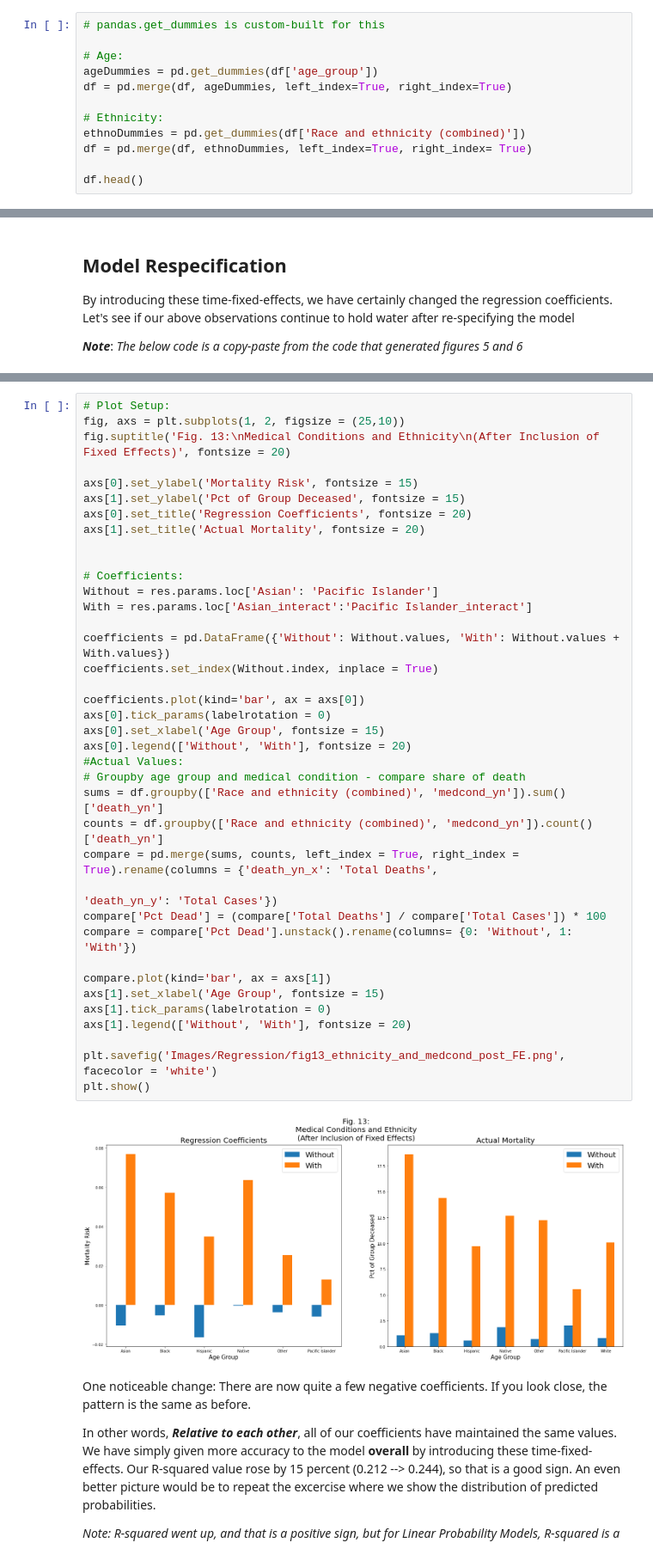
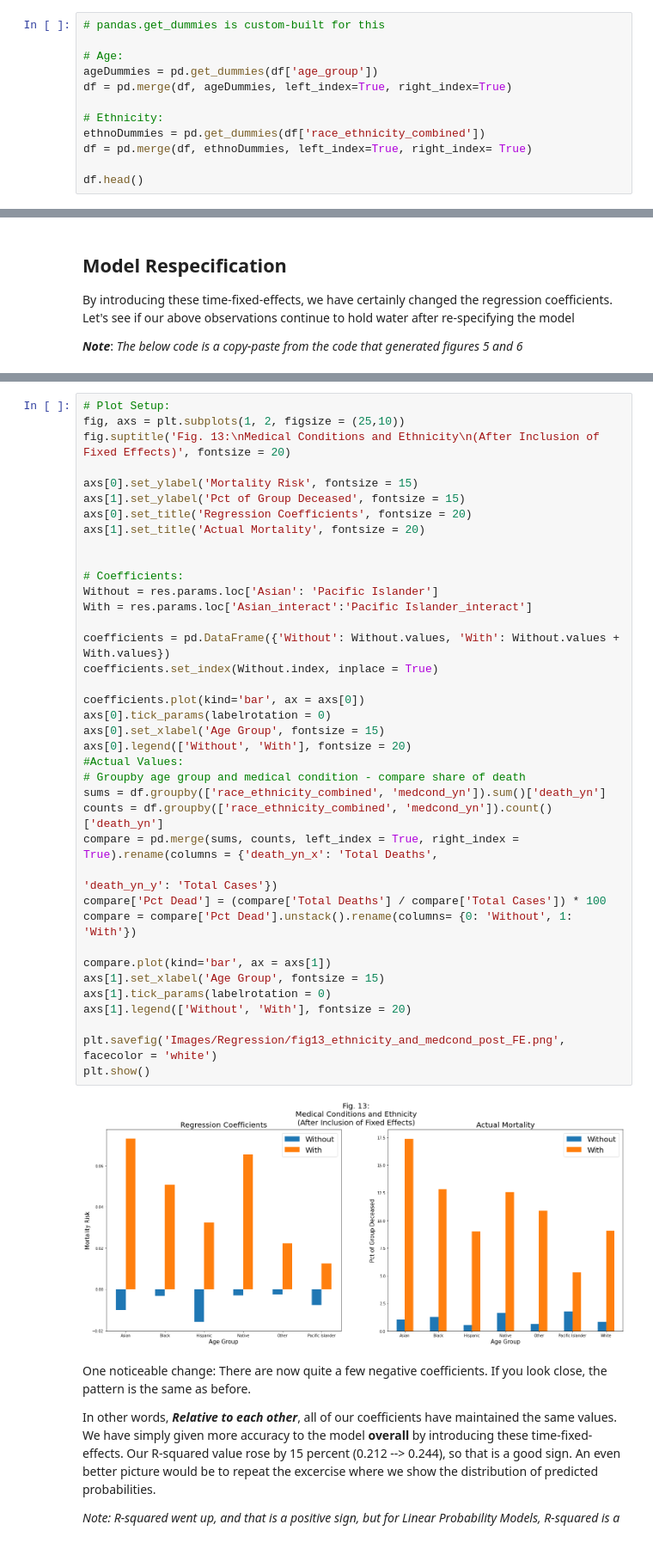
Before and after one commit to hjfeldy/Covid, a Jupyter notebook: Presentation Notebook.ipynb, the cells around one changed output, grey strips where cells are left out. Shown at 86% size. Cells and saved outputs as stored; diff of their text form.

```diff
--- a/Presentation Notebook.ipynb
+++ b/Presentation Notebook.ipynb
@@ -1031,7 +1663,7 @@ ageDummies = pd.get_dummies(df['age_group'])
 df = pd.merge(df, ageDummies, left_index=True, right_index=True)
 
 # Ethnicity:
-ethnoDummies = pd.get_dummies(df['Race and ethnicity (combined)'])
+ethnoDummies = pd.get_dummies(df['race_ethnicity_combined'])
 df = pd.merge(df, ethnoDummies, left_index=True, right_index= True)
 
 df.head()
@@ -1593,36 +2225,36 @@ axs[1].set_ylabel('Pct of Group Deceased', fontsize = 15)
 axs[0].set_title('Regression Coefficients', fontsize = 20)
 axs[1].set_title('Actual Mortality', fontsize = 20)
 
 
 # Coefficients:
 Without = res.params.loc['Asian': 'Pacific Islander']
 With = res.params.loc['Asian_interact':'Pacific Islander_interact']
 
 coefficients = pd.DataFrame({'Without': Without.values, 'With': Without.values + With.values})
 coefficients.set_index(Without.index, inplace = True)
 
 coefficients.plot(kind='bar', ax = axs[0])
 axs[0].tick_params(labelrotation = 0)
 axs[0].set_xlabel('Age Group', fontsize = 15)
 axs[0].legend(['Without', 'With'], fontsize = 20)
 #Actual Values:
 # Groupby age group and medical condition - compare share of death
-sums = df.groupby(['Race and ethnicity (combined)', 'medcond_yn']).sum()['death_yn']
-counts = df.groupby(['Race and ethnicity (combined)', 'medcond_yn']).count()['death_yn']
+sums = df.groupby(['race_ethnicity_combined', 'medcond_yn']).sum()['death_yn']
+counts = df.groupby(['race_ethnicity_combined', 'medcond_yn']).count()['death_yn']
 compare = pd.merge(sums, counts, left_index = True, right_index = True).rename(columns = {'death_yn_x': 'Total Deaths',
                                                                                          'death_yn_y': 'Total Cases'})
 compare['Pct Dead'] = (compare['Total Deaths'] / compare['Total Cases']) * 100
 compare = compare['Pct Dead'].unstack().rename(columns= {0: 'Without', 1: 'With'})
 
 compare.plot(kind='bar', ax = axs[1])
 axs[1].set_xlabel('Age Group', fontsize = 15)
 axs[1].tick_params(labelrotation = 0)
 axs[1].legend(['Without', 'With'], fontsize = 20)
 
 plt.savefig('Images/Regression/fig13_ethnicity_and_medcond_post_FE.png', facecolor = 'white')
 plt.show()
 # %% [output]
-[figure, old version]
+[figure, new version]
 # %% [markdown]
 One noticeable change: There are now quite a few negative coefficients. If you look close, the pattern is the same as before.
 
```
Also changed, not shown: parts of 118 cells of this notebook, 13 other files.
